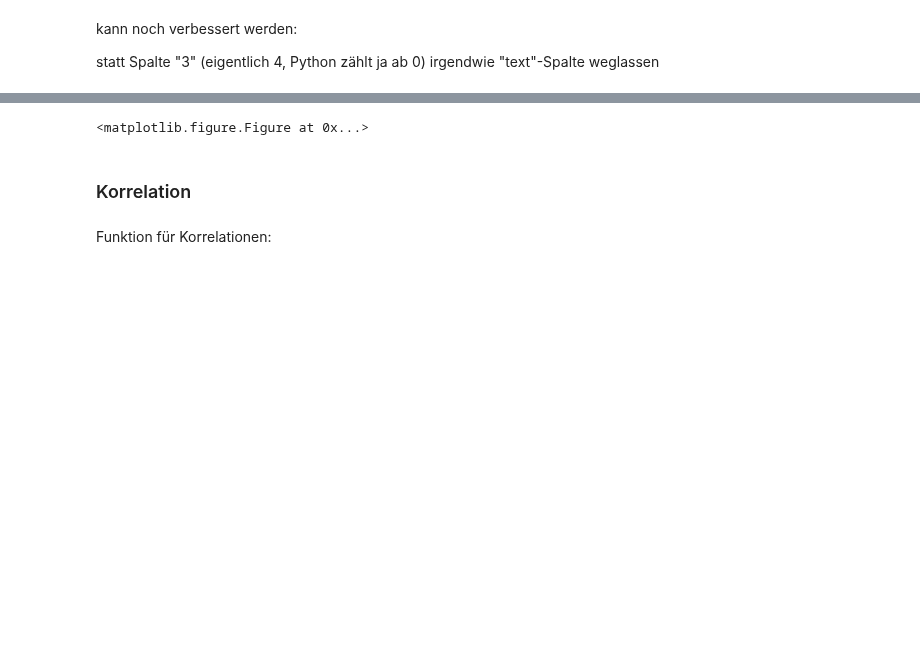
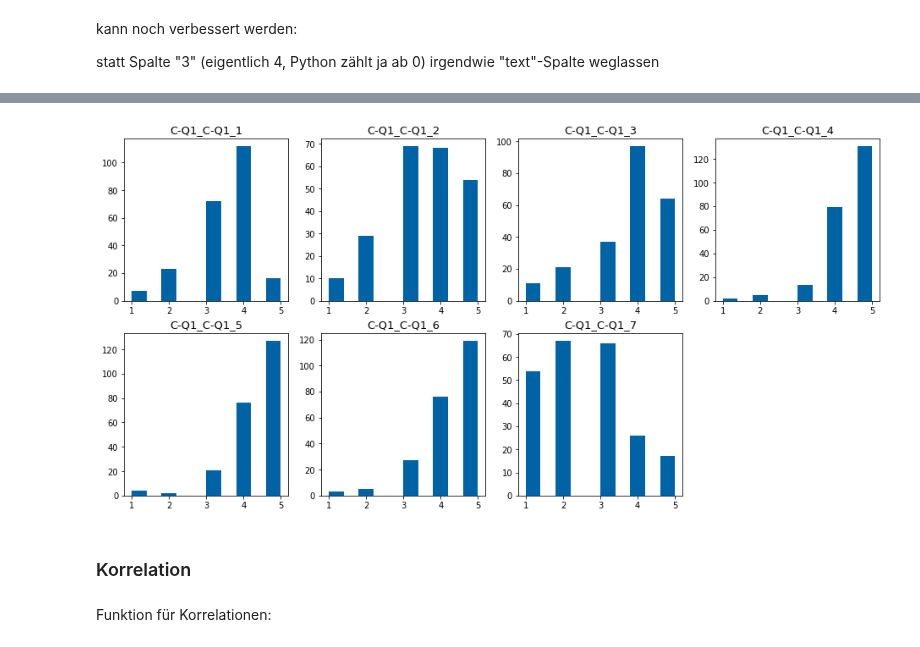
Before and after one commit to martinakienberger/Dissertation_LIS, a Jupyter notebook: Datenanalyse_Hauptstudie.ipynb, the cells around one changed output, grey strips where cells are left out. Saved outputs shown, nothing was run; the diff lists cells and outputs as text; code cells hidden in the pictures; blank space fills up the shorter version.

```diff
--- a/Datenanalyse_Hauptstudie.ipynb
+++ b/Datenanalyse_Hauptstudie.ipynb
@@ -50,3 +65,5 @@ Daten['A-Q2_A-Q2_7'].hist()
+# %%
+Finished = FinishedA3.drop([230,231,232])
 # %% [markdown]
 Liste erstellen:
 # %%
@@ -75,3 +77,5 @@ IndexError: pop from empty list
 kann noch verbessert werden:
 
 statt Spalte "3" (eigentlich 4, Python zählt ja ab 0) irgendwie "text"-Spalte weglassen
+# %%
+Liste_C_Q1 = [col for col in Finished.columns if 'C-Q1' in col]
@@ -86,7 +103,7 @@ graf_hist(Liste_A_Q3,16,30,9,4)
 # %%
-graf_hist(Liste_C_Q1,16,12,3,4)
+graf_hist(Finished,Liste_C_Q1,16,12,3,4)
 # %% [output]
-<matplotlib.figure.Figure at 0x...>
+[figure, added]
 # %% [markdown]
 ### Korrelation
 # %% [markdown]
```
Also changed, not shown: parts of 72 cells of this notebook, 2 other files.
